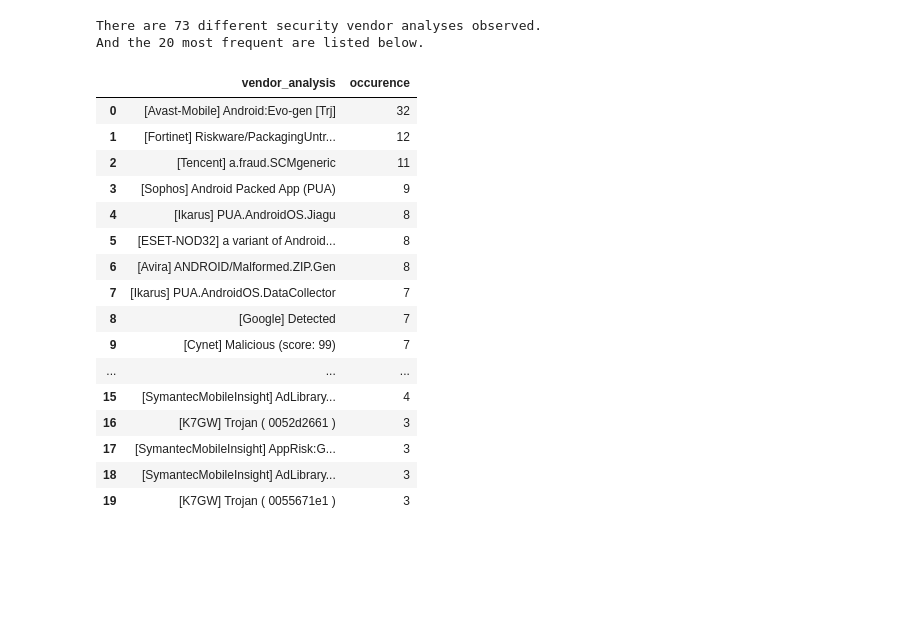
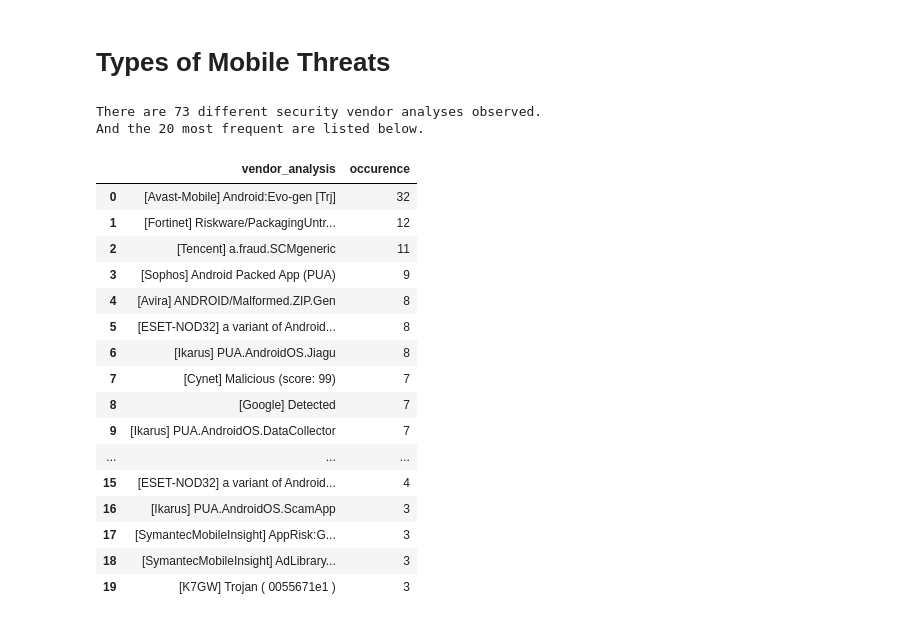
Before and after one commit to ChaseSecurity/Reflected-Search-Poisoning-for-Illicit-Promotion, a Jupyter notebook: Website_Timemachine/App/app_virustotal_analysis.ipynb, the cells around one changed output. Cells and saved outputs as stored; diff of their text form; code cells hidden in the pictures; blank space fills up the shorter version.

Commit message:
update app_analysis

```diff
--- a/Website_Timemachine/App/app_virustotal_analysis.ipynb
+++ b/Website_Timemachine/App/app_virustotal_analysis.ipynb
@@ -13,12 +13,12 @@ logging.basicConfig(
 )
 logging.info(f"Init")
 
-df = pd.read_excel('Mobile_Apps.xlsx', sheet_name='Hash')
+df = pd.read_excel('./Mobile Apps.xlsx', sheet_name='hash')
 hash_all = df['SHA-256'].to_list()
 
 hash_done = set()
 try:
-    with open('vt_reports.json', 'r', encoding='utf-8') as f:
+    with open('./vt_reports.json', 'r', encoding='utf-8') as f:
         lines = f.read().splitlines()
         for line in lines:
             result = json.loads(line)
@@ -36,7 +36,7 @@ headers = {
 }
 
 vt_count = 0
-with open('vt_reports.json','a',encoding='utf-8') as f:
+with open('./vt_reports.json','a',encoding='utf-8') as f:
     for hash in hash_todo:
         try:
             url = f"https://www.virustotal.com/api/v3/files/{hash}"
@@ -50,7 +50,7 @@ with open('vt_reports.json','a',encoding='utf-8') as f:
         if vt_count % 10 == 0:
                 logging.info(f"Done crawling {vt_count} reports.")
 
-with open('vt_reports.json', 'r', encoding='utf-8') as f:
+with open('./vt_reports.json', 'r', encoding='utf-8') as f:
         lines = f.read().splitlines()
         for line in lines:
             result = json.loads(line)
@@ -132,42 +227,45 @@ for sandbox_malicious_level in sandbox_malicious_levels:
+# %% [markdown]
+# Types of Mobile Threats
 # %%
-# Statistics of security vendors
+# security vendor analysis
 
 import pandas as pd
 from collections import defaultdict
 
 vendor_analyses = defaultdict(set)
 
 for apk_id in vendor_malicious_apks:
     report = apk_vt_reports[apk_id]
     vendors = report['data']['attributes']['last_analysis_results']
     for vendor in vendors:
         if vendors[vendor]['result'] != None:
             analysis = f"[{vendor}] {vendors[vendor]['result']}"
             vendor_analyses[analysis].add(apk_id)
 
 vendor_analyses_sorted = sorted(vendor_analyses.items(), key = lambda x:len(x[1]), reverse=True)
 print(f"There are {len(vendor_analyses)} different security vendor analyses observed.\nAnd the 20 most frequent are listed below.")
 
-pd.set_option('max_colwidth',100)
+pd.set_option('display.max_colwidth',100)
+pd.set_option('display.max_rows',100)
 df = pd.DataFrame([(k, len(v)) for k, v in vendor_analyses_sorted], columns=['vendor_analysis', 'occurence'])
 df.head(20)
 # %% [output]
 There are 73 different security vendor analyses observed.
 And the 20 most frequent are listed below.
 |  | vendor_analysis | occurence |
 | 0 | [Avast-Mobile] Android:Evo-gen [Trj] | 32 |
 | 1 | [Fortinet] Riskware/PackagingUntr... | 12 |
 | 2 | [Tencent] a.fraud.SCMgeneric | 11 |
 | 3 | [Sophos] Android Packed App (PUA) | 9 |
-| 4 | [Ikarus] PUA.AndroidOS.Jiagu | 8 |
+| 4 | [Avira] ANDROID/Malformed.ZIP.Gen | 8 |
 | 5 | [ESET-NOD32] a variant of Android... | 8 |
-| 6 | [Avira] ANDROID/Malformed.ZIP.Gen | 8 |
-| 7 | [Ikarus] PUA.AndroidOS.DataCollector | 7 |
+| 6 | [Ikarus] PUA.AndroidOS.Jiagu | 8 |
+| 7 | [Cynet] Malicious (score: 99) | 7 |
 | 8 | [Google] Detected | 7 |
-| 9 | [Cynet] Malicious (score: 99) | 7 |
+| 9 | [Ikarus] PUA.AndroidOS.DataCollector | 7 |
 | ... | ... | ... |
-| 15 | [SymantecMobileInsight] AdLibrary... | 4 |
-| 16 | [K7GW] Trojan ( 0052d2661 ) | 3 |
+| 15 | [ESET-NOD32] a variant of Android... | 4 |
+| 16 | [Ikarus] PUA.AndroidOS.ScamApp | 3 |
 | 17 | [SymantecMobileInsight] AppRisk:G... | 3 |
 | 18 | [SymantecMobileInsight] AdLibrary... | 3 |
 | 19 | [K7GW] Trojan ( 0055671e1 ) | 3 |
```
Also changed, not shown: parts of 8 cells of this notebook, 4 other files.
